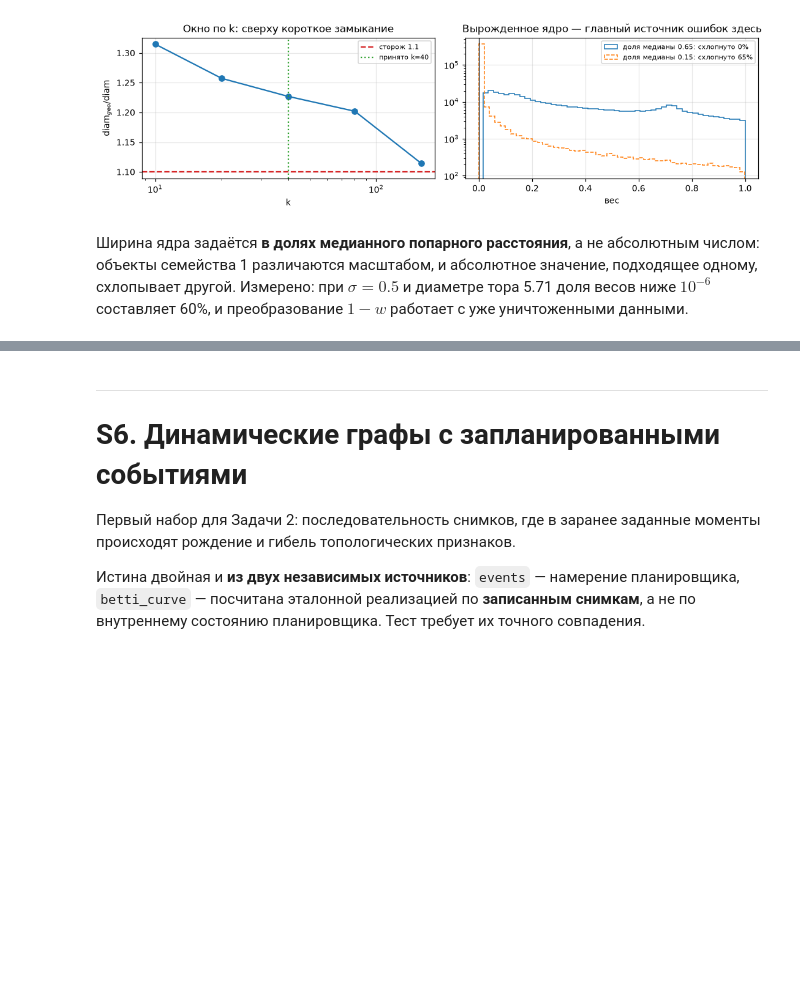
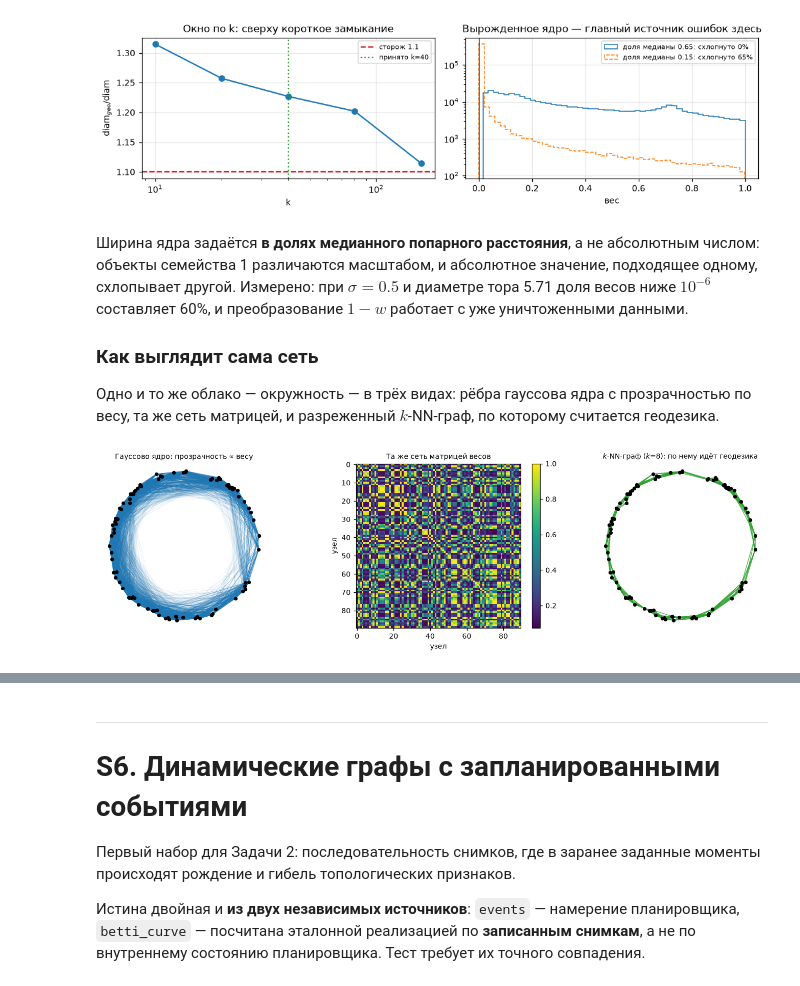
Before and after one commit to Semyon-ksa/tdadyn, a Jupyter notebook: notebooks/report.ipynb, the cells around one changed output, grey strips where cells are left out. Drawn from its saved outputs; the diff is of its cells as text; code cells hidden in the pictures; blank space fills up the shorter version.

```diff
--- a/notebooks/report.ipynb
+++ b/notebooks/report.ipynb
@@ -331,3 +447,40 @@ fig.tight_layout(); plt.show()
 одному, схлопывает другой. Измерено: при $\sigma = 0.5$ и диаметре тора 5.71 доля весов
 ниже $10^{-6}$ составляет 60%, и преобразование $1-w$ работает с уже уничтоженными
 данными.
+
+### Как выглядит сама сеть
+
+Одно и то же облако — окружность — в трёх видах: рёбра гауссова ядра с прозрачностью
+по весу, та же сеть матрицей, и разреженный $k$-NN-граф, по которому считается
+геодезика.
+# %%
+ring = build_static_cloud("circle", CONFIG, n_points=90, noise_sigma=0.02).points
+ring_d = pairwise_distances(ring)
+sigma = kernel_width(ring_d, median_fraction=net.kernel_sigma_median_fraction)
+W = gaussian_kernel(ring_d, sigma=sigma)
+
+fig, ax = plt.subplots(1, 3, figsize=(13, 3.7))
+
+iu = np.triu_indices_from(W, 1)
+strong = W[iu] > 0.25
+for i, j, w in zip(iu[0][strong], iu[1][strong], W[iu][strong]):
+    ax[0].plot(*ring[[i, j]].T, color="tab:blue", lw=0.7, alpha=float(w) ** 2)
+ax[0].scatter(*ring.T, s=14, color="k", zorder=3)
+ax[0].set_title("Гауссово ядро: прозрачность ∝ весу", fontsize=9)
+ax[0].set_aspect("equal"); ax[0].axis("off")
+
+im = ax[1].imshow(W, cmap="viridis")
+ax[1].set_title("Та же сеть матрицей весов", fontsize=9)
+ax[1].set_xlabel("узел"); ax[1].set_ylabel("узел"); ax[1].grid(False)
+fig.colorbar(im, ax=ax[1], fraction=0.046)
+
+knn = knn_graph(ring_d, k=8, symmetrize=net.knn_symmetrize)
+ku = np.triu_indices_from(knn, 1)
+for i, j in zip(ku[0][knn[ku] > 0], ku[1][knn[ku] > 0]):
+    ax[2].plot(*ring[[i, j]].T, color="tab:green", lw=0.9, alpha=0.8)
+ax[2].scatter(*ring.T, s=14, color="k", zorder=3)
+ax[2].set_title("$k$-NN-граф ($k$=8): по нему идёт геодезика", fontsize=9)
+ax[2].set_aspect("equal"); ax[2].axis("off")
+fig.tight_layout(); plt.show()
+# %% [output]
+[figure, added]
```
Also changed, not shown: parts of 25 cells of this notebook, 2 other files.
